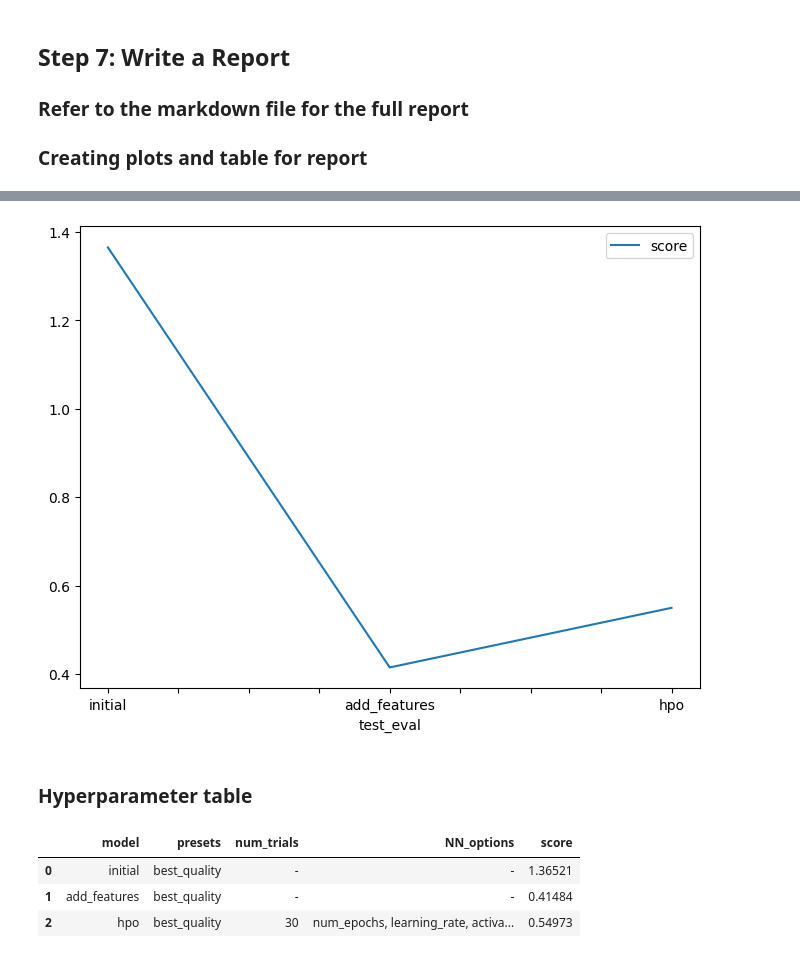
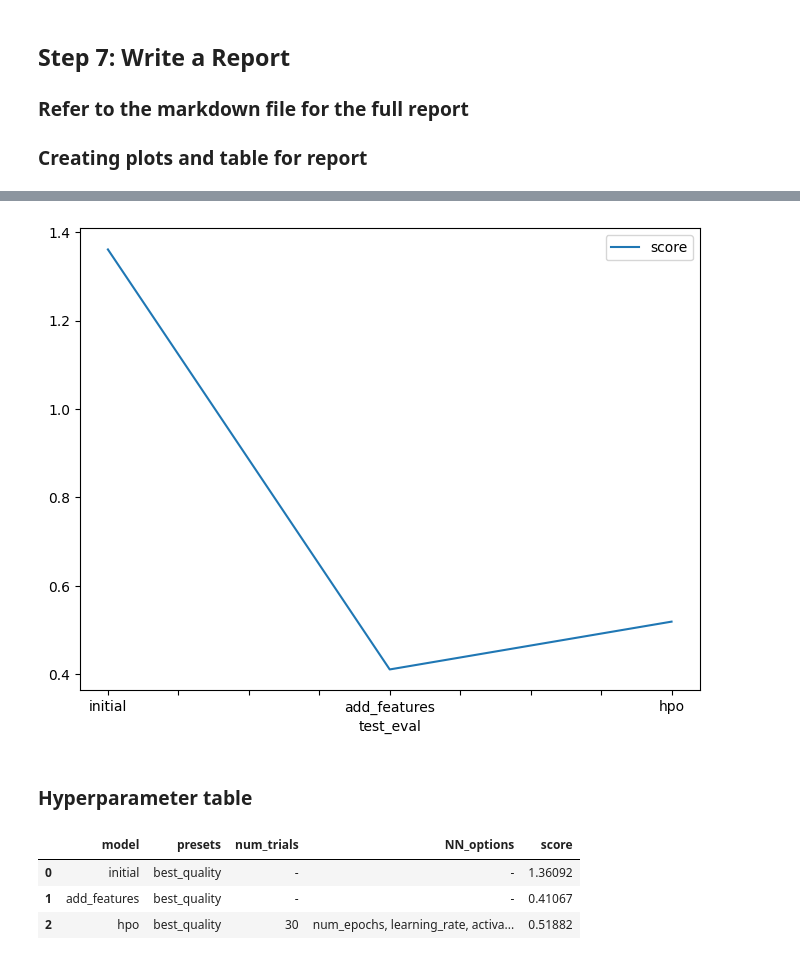
Before and after one commit to karim-hussein-ai/Predict-Bike-Sharing-Demand-with-AutoGluon, a Jupyter notebook: project-template.ipynb, the cells around one changed output, grey strips where cells are left out. Drawn from its saved outputs; the diff is of its cells as text; code cells hidden in the pictures.

```diff
--- a/project-template.ipynb
+++ b/project-template.ipynb
@@ -822,14 +907,14 @@ fig.savefig('model_train_score.png')
 # %%
 # Take the 3 kaggle scores and creating a line plot to show improvement
 fig = pd.DataFrame(
     {
         "test_eval": ["initial", "add_features", "hpo"],
-        "score": [1.36521, 0.41484, 0.54973]
+        "score": [1.36092, 0.41067, 0.51882]
     }
 ).plot(x="test_eval", y="score", figsize=(8, 6)).get_figure()
 fig.savefig('model_test_score.png')
 # %% [output]
-[figure, old version]
+[figure, new version]
 # %% [markdown]
 ### Hyperparameter table
 # %%
@@ -839,10 +924,10 @@ pd.DataFrame({
     "presets": ["best_quality", "best_quality", "best_quality"],
     "num_trials": ["-", "-", "30"],
     "NN_options": ["-", "-", 'num_epochs, learning_rate, activation, layers, dropout_prob'],
-    "score": [1.36521, 0.41484, 0.54973]
+    "score": [1.36092 , 0.41067, 0.51882]
 })
 # %% [output]
 |  | model | presets | num_trials | NN_options | score |
-| 0 | initial | best_quality | - | - | 1.36521 |
-| 1 | add_features | best_quality | - | - | 0.41484 |
-| 2 | hpo | best_quality | 30 | num_epochs, learning_rate, activa... | 0.54973 |
+| 0 | initial | best_quality | - | - | 1.36092 |
+| 1 | add_features | best_quality | - | - | 0.41067 |
+| 2 | hpo | best_quality | 30 | num_epochs, learning_rate, activa... | 0.51882 |
```
Also changed, not shown: parts of 39 cells of this notebook, 2 other files.
